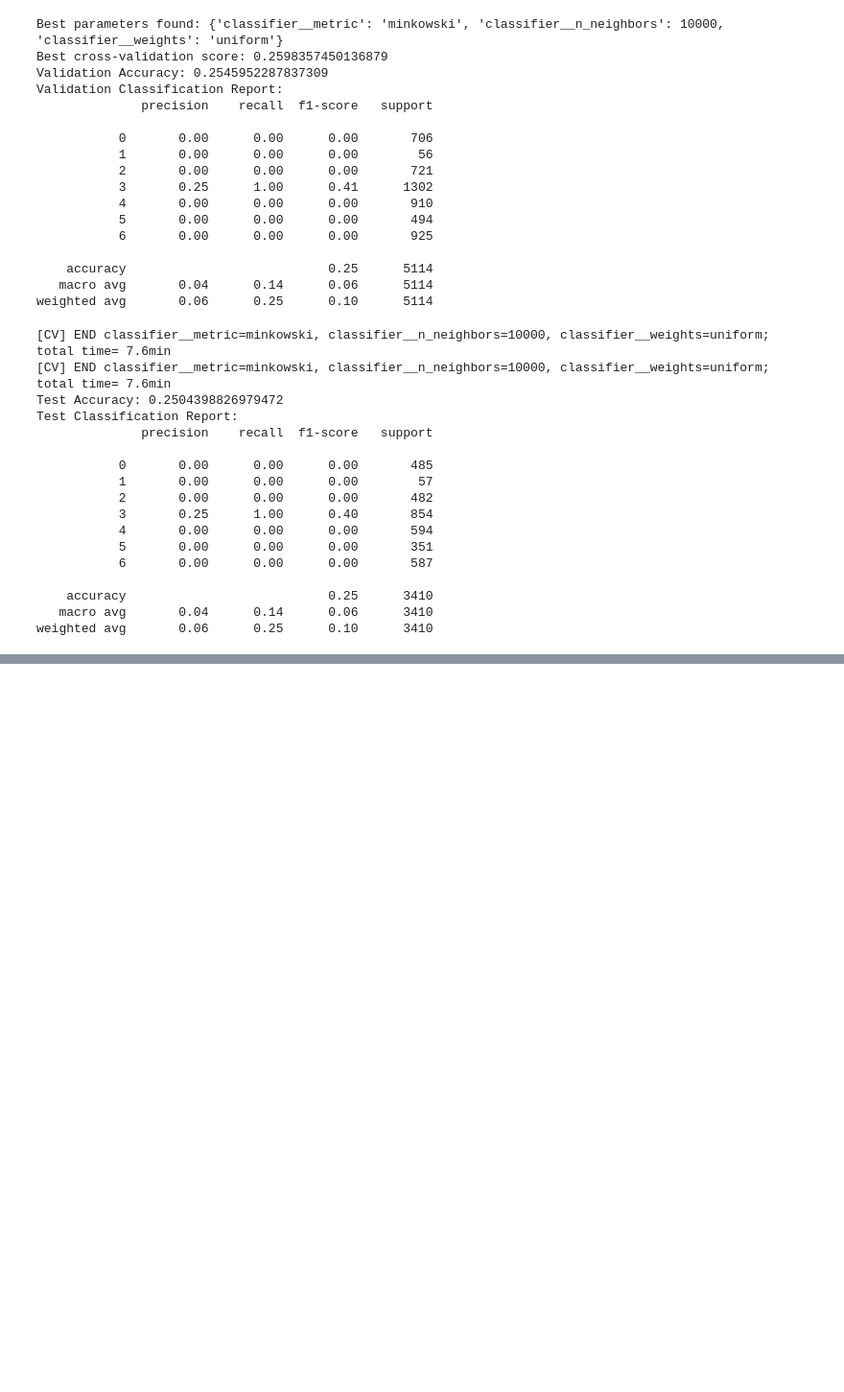
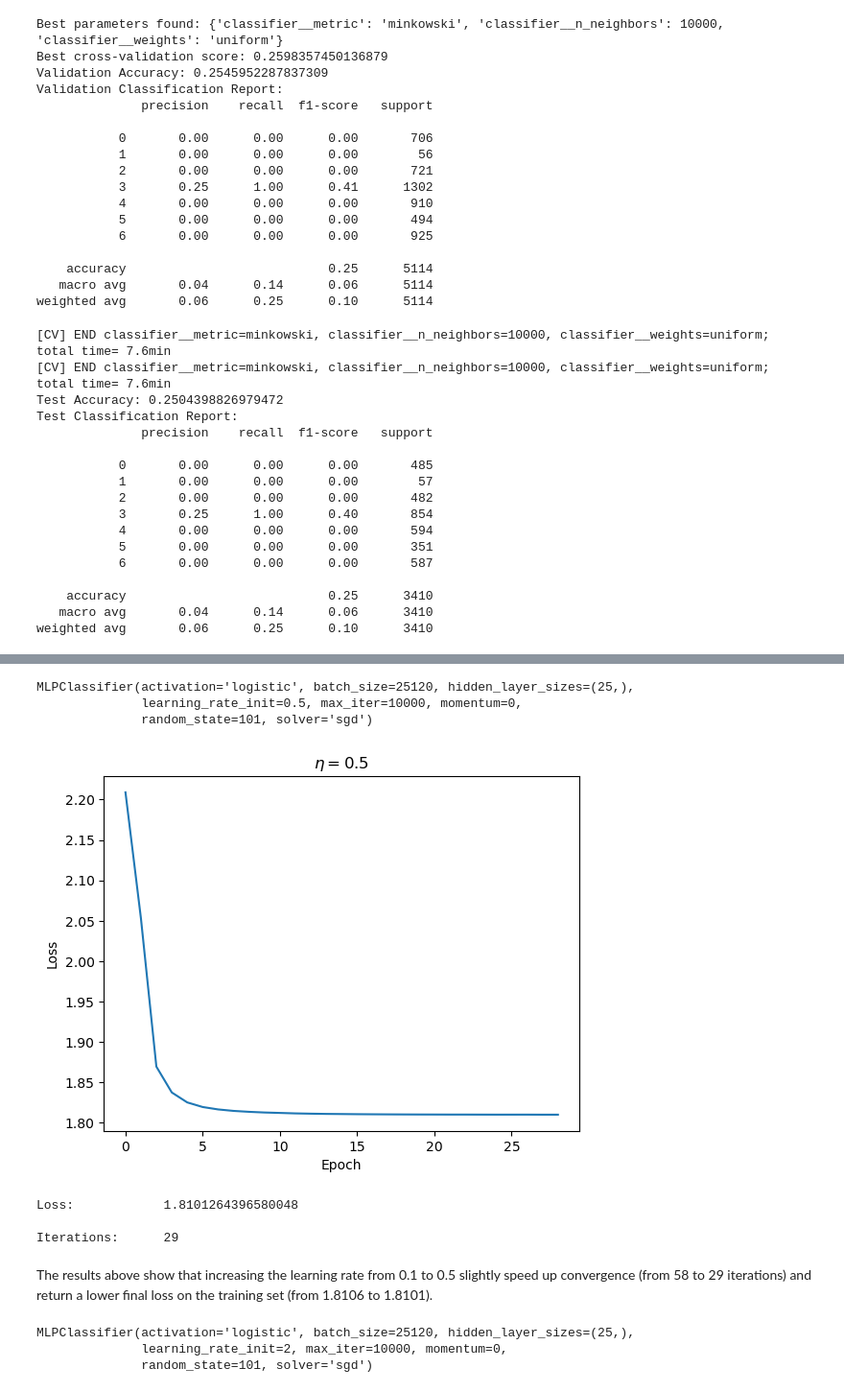
Before and after one commit to LDpNgn/Fundamental-ML, a Jupyter notebook: notebooks/EDA.ipynb, the cells around one changed output, grey strips where cells are left out. Shown at 96% size. Cells and saved outputs as stored; diff of their text form; code cells hidden in the pictures; blank space fills up the shorter version.

```diff
--- a/notebooks/EDA.ipynb
+++ b/notebooks/EDA.ipynb
@@ -831,0 +1205,53 @@ weighted avg       0.06      0.25      0.10      3410
+# %%
+mlp_eta_05 = MLPClassifier(solver="sgd")
+mlp_eta_05.hidden_layer_sizes = (25,)
+mlp_eta_05.activation = "logistic"
+mlp_eta_05.learning_rate_init = 0.5
+mlp_eta_05.alpha = 0.0001
+mlp_eta_05.batch_size = X_train_reshape.shape[0]
+mlp_eta_05.shuffle = True
+mlp_eta_05.random_state = 101
+mlp_eta_05.momentum = 0
+mlp_eta_05.verbose = False
+mlp_eta_05.max_iter = 10000
+
+mlp_eta_05.fit(X_train_reshape, y_train)
+# %% [output]
+MLPClassifier(activation='logistic', batch_size=25120, hidden_layer_sizes=(25,),
+              learning_rate_init=0.5, max_iter=10000, momentum=0,
+              random_state=101, solver='sgd')
+# %%
+fig_mlp_eta_05 = plt.figure()
+ax1 = fig_mlp_eta_05.add_subplot(111)
+ax1.plot(mlp_eta_05.loss_curve_)
+ax1.set(title=r"$\eta = 0.5$", xlabel="Epoch", ylabel="Loss")
+
+plt.show()
+
+print('Loss: \t\t', mlp_eta_05.loss_)
+print('Iterations: \t', mlp_eta_05.n_iter_)
+# %% [output]
+[figure, added]
+Loss:            1.8101264396580048
+
+Iterations:      29
+# %% [markdown]
+The results above show that increasing the learning rate from 0.1 to 0.5 slightly speed up convergence (from 58 to 29 iterations) and return a lower final loss on the training set (from 1.8106 to 1.8101).
+# %%
+mlp_eta_2 = MLPClassifier(solver="sgd")
+mlp_eta_2.hidden_layer_sizes = (25,)
+mlp_eta_2.activation = "logistic"
+mlp_eta_2.learning_rate_init = 2
+mlp_eta_2.alpha = 0.0001
+mlp_eta_2.batch_size = X_train_reshape.shape[0]
+mlp_eta_2.shuffle = True
+mlp_eta_2.random_state = 101
+mlp_eta_2.momentum = 0
+mlp_eta_2.verbose = False
+mlp_eta_2.max_iter = 10000
+
+mlp_eta_2.fit(X_train_reshape, y_train)
+# %% [output]
+MLPClassifier(activation='logistic', batch_size=25120, hidden_layer_sizes=(25,),
+              learning_rate_init=2, max_iter=10000, momentum=0,
+              random_state=101, solver='sgd')
```
Also changed, not shown: parts of 160 cells of this notebook.
